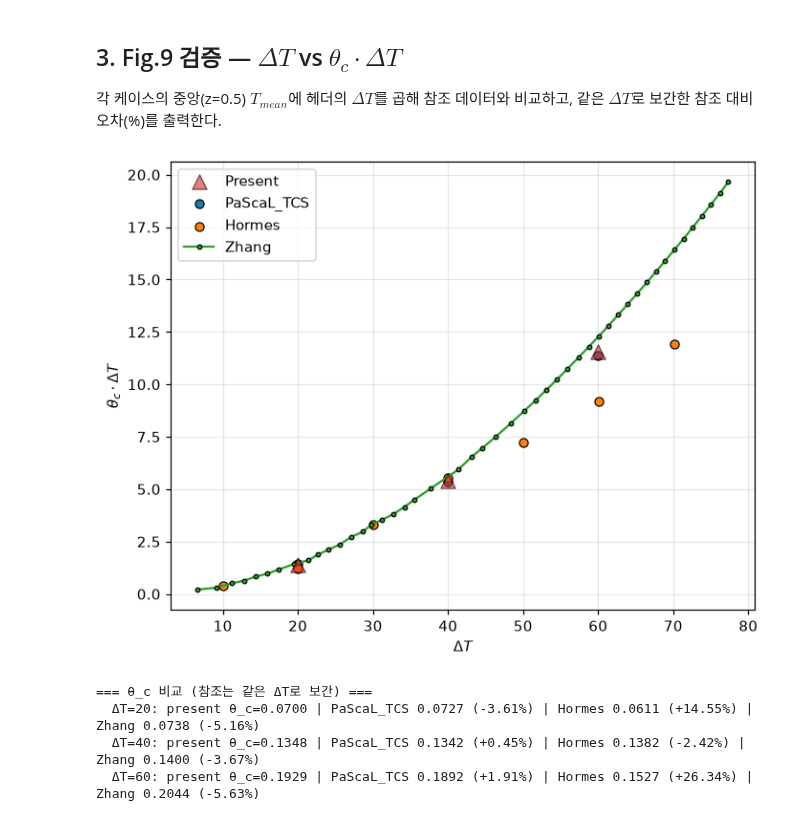
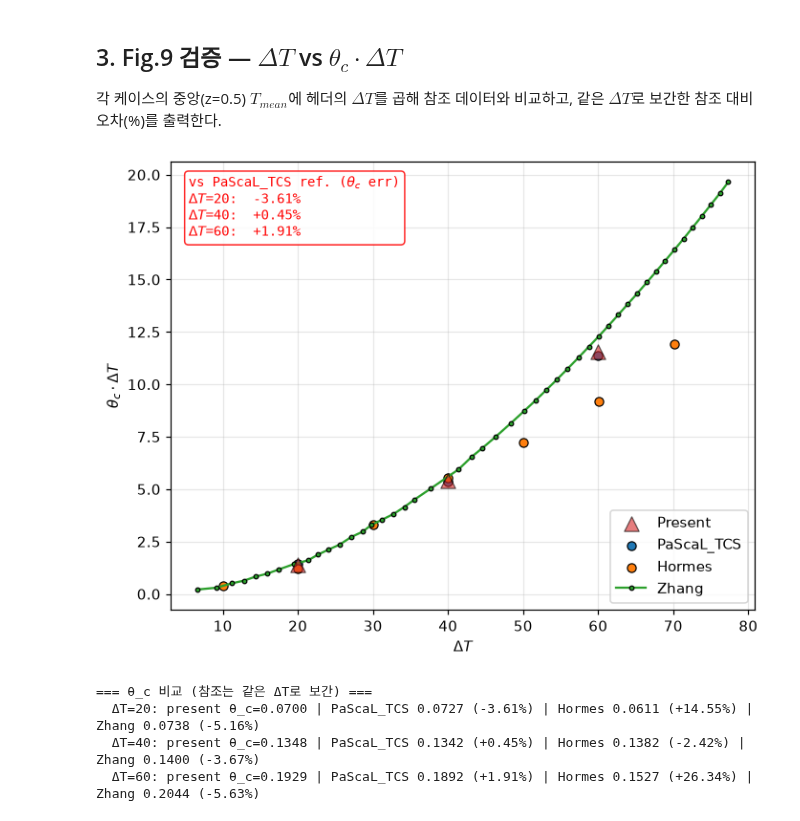
Before and after one commit to dontempty/MPM-STD_C, a Jupyter notebook: apps/rbc/fig9_data/plot_rbc_cases.ipynb, the cells around one changed output. Cells and saved outputs as stored; diff of their text form; code cells hidden in the pictures.

```diff
--- a/apps/rbc/fig9_data/plot_rbc_cases.ipynb
+++ b/apps/rbc/fig9_data/plot_rbc_cases.ipynb
@@ -332,34 +332,50 @@ ax.scatter(present_targets, present_values, s=100, marker='^',
 
 for reference_name, reference_data in references.items():
     marker = reference_markers.get(reference_name, 'o')
     color = reference_colors[reference_name]
     if reference_name == 'Zhang':
         ax.plot(reference_data[:, 0], reference_data[:, 1],
                 color=color, marker=marker, markersize=3,
                 markerfacecolor=color, markeredgecolor='black',
                 markeredgewidth=0.8, zorder=4, label=reference_name)
     else:
         ax.scatter(reference_data[:, 0], reference_data[:, 1],
                    c=color, marker=marker,
                    edgecolors='black', linewidths=0.8,
                    zorder=4, label=reference_name)
 
 ax.set_xlabel(r'$\Delta T$')
 ax.set_ylabel(r'$\theta_c \cdot \Delta T$')
 ax.legend()
+
+# --- PaScaL_TCS 참조 대비 θ_c 오차를 Figure 안에 빨간 글자로 표시 ---
+# (in-figure 텍스트는 mathtext/ASCII만 사용 — matplotlib 기본 폰트 한글 미지원 회피)
+pascal_data = references.get('PaScaL_TCS')
+if pascal_data is not None and present_targets:
+    error_lines = [r'vs PaScaL_TCS ref. ($\theta_c$ err)']
+    for target, value in zip(present_targets, present_values):
+        reference_theta = np.interp(target, pascal_data[:, 0], pascal_data[:, 1]) / target
+        error = (value / target - reference_theta) / reference_theta * 100
+        error_lines.append(rf'$\Delta T$={target:g}:  {error:+.2f}%')
+    ax.text(0.03, 0.97, '\n'.join(error_lines),
+            transform=ax.transAxes, color='red', fontsize=9,
+            va='top', ha='left', family='monospace',
+            bbox=dict(boxstyle='round', facecolor='white',
+                      edgecolor='red', alpha=0.85))
+
 fig.tight_layout()
 plt.show()
 
 print('=== θ_c 비교 (참조는 같은 ΔT로 보간) ===')
 for target, value in zip(present_targets, present_values):
     parts = [f'ΔT={target:g}: present θ_c={value / target:.4f}']
     for reference_name, reference_data in references.items():
         reference_theta = np.interp(target, reference_data[:, 0], reference_data[:, 1]) / target
         error = (value / target - reference_theta) / reference_theta * 100
         parts.append(f'{reference_name} {reference_theta:.4f} ({error:+.2f}%)')
     print('  ' + ' | '.join(parts))
 # %% [output]
-[figure, old version]
+[figure, new version]
 === θ_c 비교 (참조는 같은 ΔT로 보간) ===
   ΔT=20: present θ_c=0.0700 | PaScaL_TCS 0.0727 (-3.61%) | Hormes 0.0611 (+14.55%) | Zhang 0.0738 (-5.16%)
   ΔT=40: present θ_c=0.1348 | PaScaL_TCS 0.1342 (+0.45%) | Hormes 0.1382 (-2.42%) | Zhang 0.1400 (-3.67%)
```
